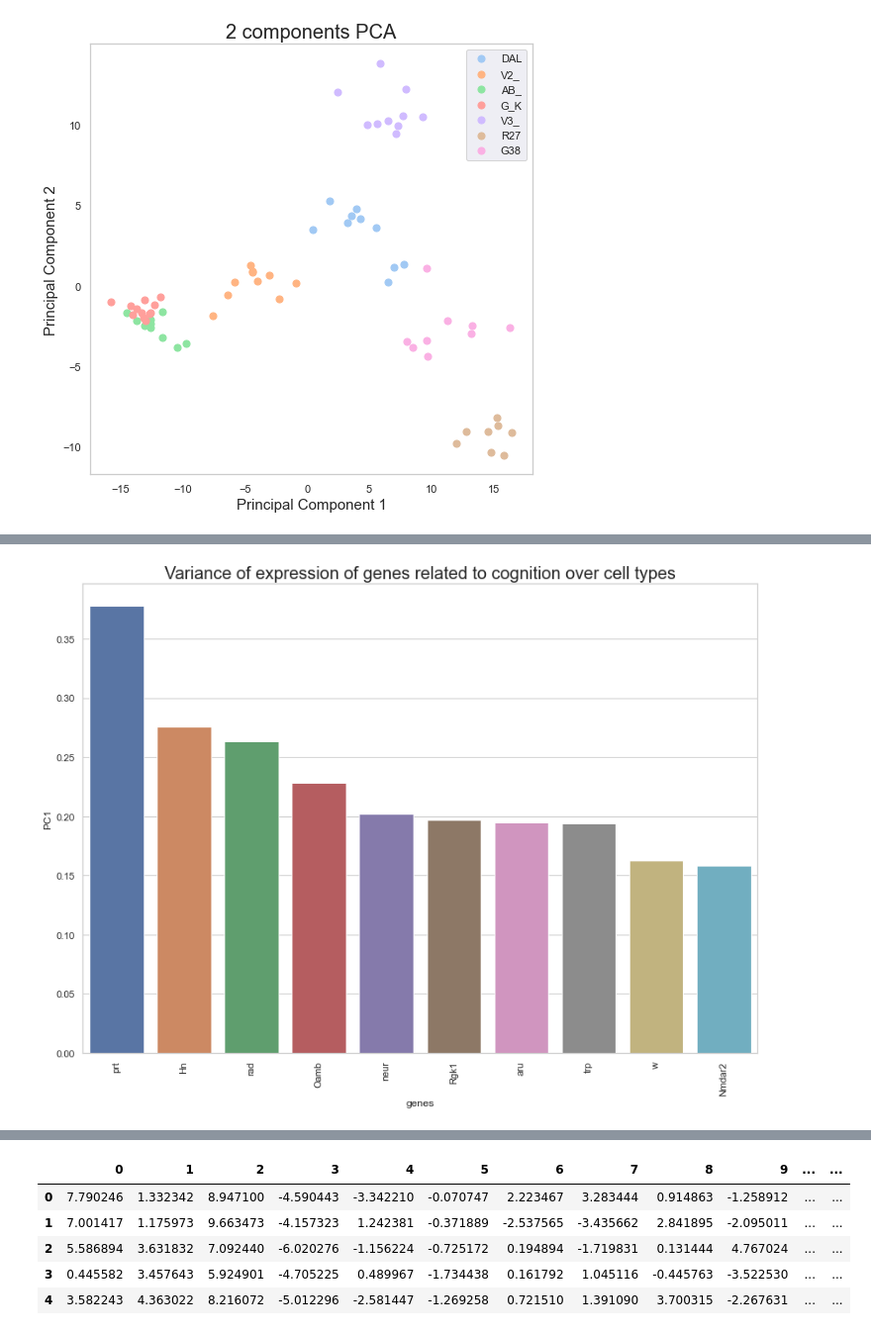
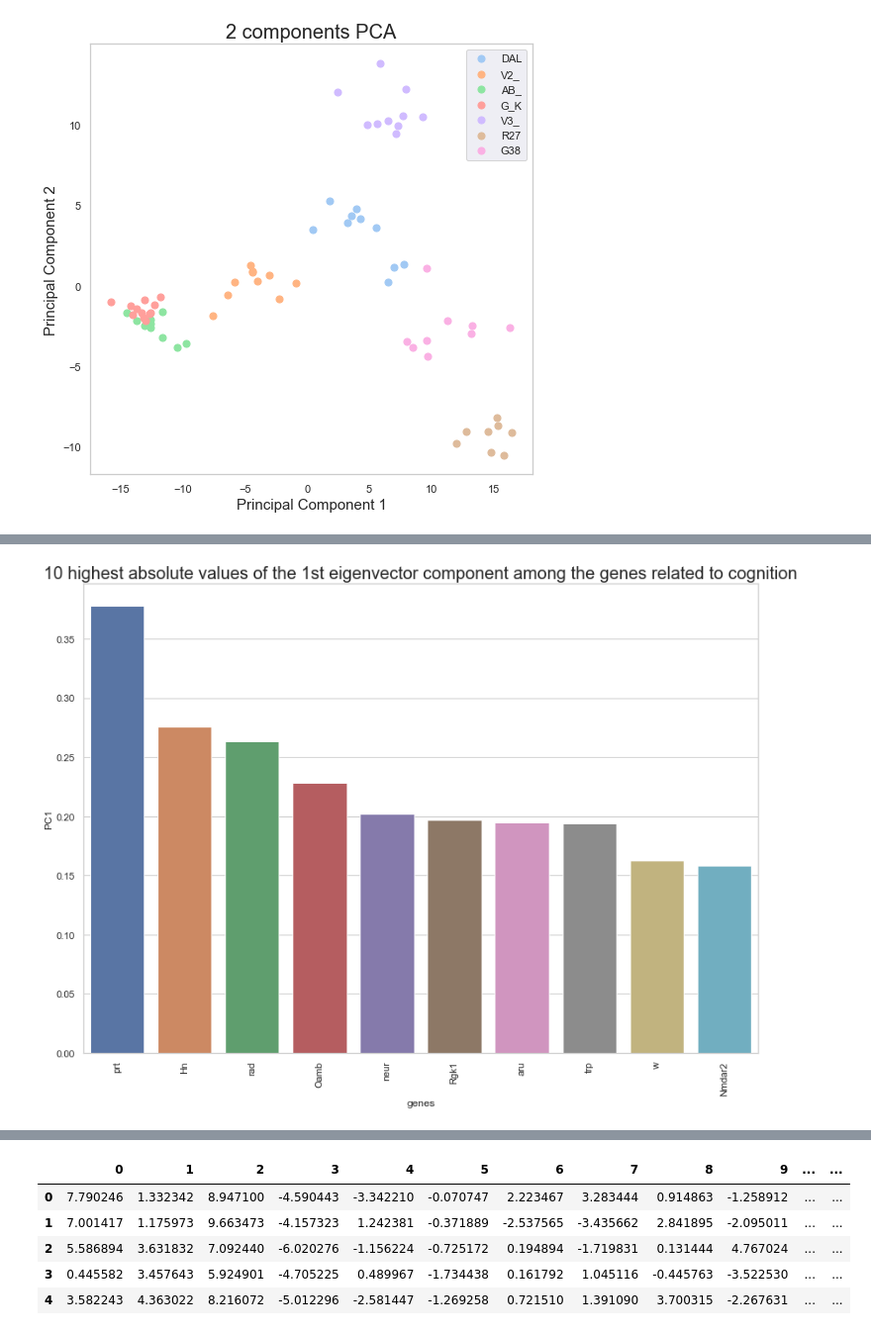
Before and after one commit to marieanselmet/genetic_link_metabolism_neurodegeneration, a Jupyter notebook: single_cell_RNAseq_MB/single_cell_RNAseq.ipynb, the cells around one changed output, grey strips where cells are left out. Shown at 99% size. Saved outputs shown, nothing was run; the diff lists cells and outputs as text; code cells hidden in the pictures.

```diff
--- a/single_cell_RNAseq_MB/single_cell_RNAseq.ipynb
+++ b/single_cell_RNAseq_MB/single_cell_RNAseq.ipynb
@@ -609,13 +601,13 @@ pc1_all_2D_main
 # %%
 # Plot genes contributing the most to PC1
 sns.set_theme(style="whitegrid")
 fig = plt.figure(figsize = (14,10))
 ax = fig.add_subplot(1,1,1)
-ax.set_title('Variance of expression of genes related to cognition over cell types', fontsize = 20)
+ax.set_title('10 highest absolute values of the 1st eigenvector component among the genes related to cognition', fontsize = 20)
 ax = sns.barplot(x='genes', y='PC1', data=pc1_all_2D_main)
 ax.set_xticklabels(labels=pc1_all_2D_main['genes'],rotation=90);
 # %% [output]
-[figure, old version]
+[figure, new version]
 # %%
 # # Plot genes contributing the most to PC2
 sns.set_theme(style="whitegrid")
```
Also changed, not shown: parts of 41 cells of this notebook.
